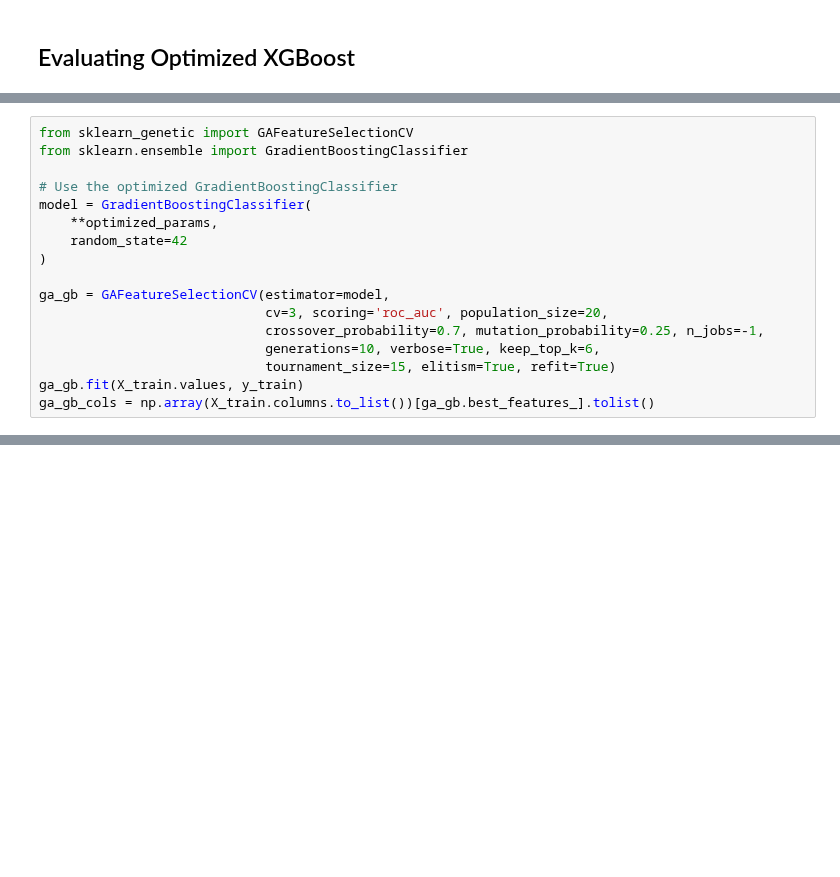
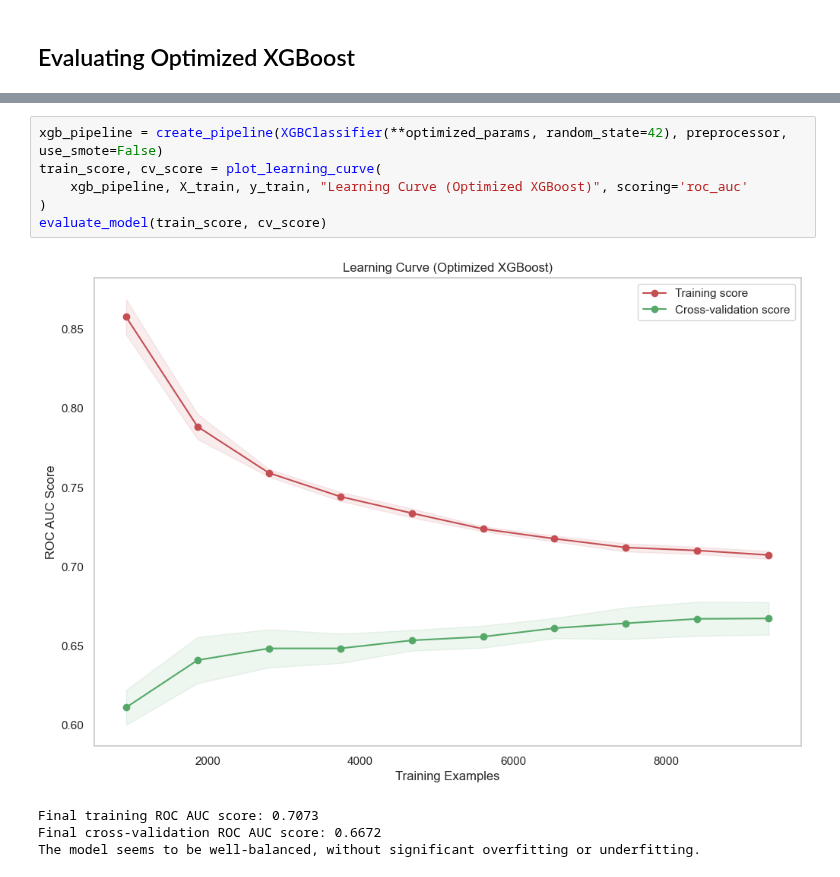
Before and after one commit to ramdhanhdy/DS_Project, a Jupyter notebook: BCG_DataScience_VI/Task4_Modeling.ipynb, the cells around one changed output, grey strips where cells are left out. Saved outputs shown, nothing was run; the diff lists cells and outputs as text; blank space fills up the shorter version.

```diff
--- a/BCG_DataScience_VI/Task4_Modeling.ipynb
+++ b/BCG_DataScience_VI/Task4_Modeling.ipynb
@@ -428,17 +547,0 @@ Key differences between Random Forest + SMOTE and Optimized XGBoost:
-# %%
-from sklearn_genetic import GAFeatureSelectionCV
-from sklearn.ensemble import GradientBoostingClassifier
-
-# Use the optimized GradientBoostingClassifier
-model = GradientBoostingClassifier(
-    **optimized_params,
-    random_state=42
-)
-
-ga_gb = GAFeatureSelectionCV(estimator=model,
-                             cv=3, scoring='roc_auc', population_size=20,
-                             crossover_probability=0.7, mutation_probability=0.25, n_jobs=-1,
-                             generations=10, verbose=True, keep_top_k=6,
-                             tournament_size=15, elitism=True, refit=True)
-ga_gb.fit(X_train.values, y_train)
-ga_gb_cols = np.array(X_train.columns.to_list())[ga_gb.best_features_].tolist()
@@ -655,0 +588,11 @@ Critical Evaluation:
+# %%
+xgb_pipeline = create_pipeline(XGBClassifier(**optimized_params, random_state=42), preprocessor, use_smote=False)
+train_score, cv_score = plot_learning_curve(
+    xgb_pipeline, X_train, y_train, "Learning Curve (Optimized XGBoost)", scoring='roc_auc'
+)
+evaluate_model(train_score, cv_score)
+# %% [output]
+[figure, added]
+Final training ROC AUC score: 0.7073
+Final cross-validation ROC AUC score: 0.6672
+The model seems to be well-balanced, without significant overfitting or underfitting.
```
Also changed, not shown: parts of 41 cells of this notebook, 8 other files.
